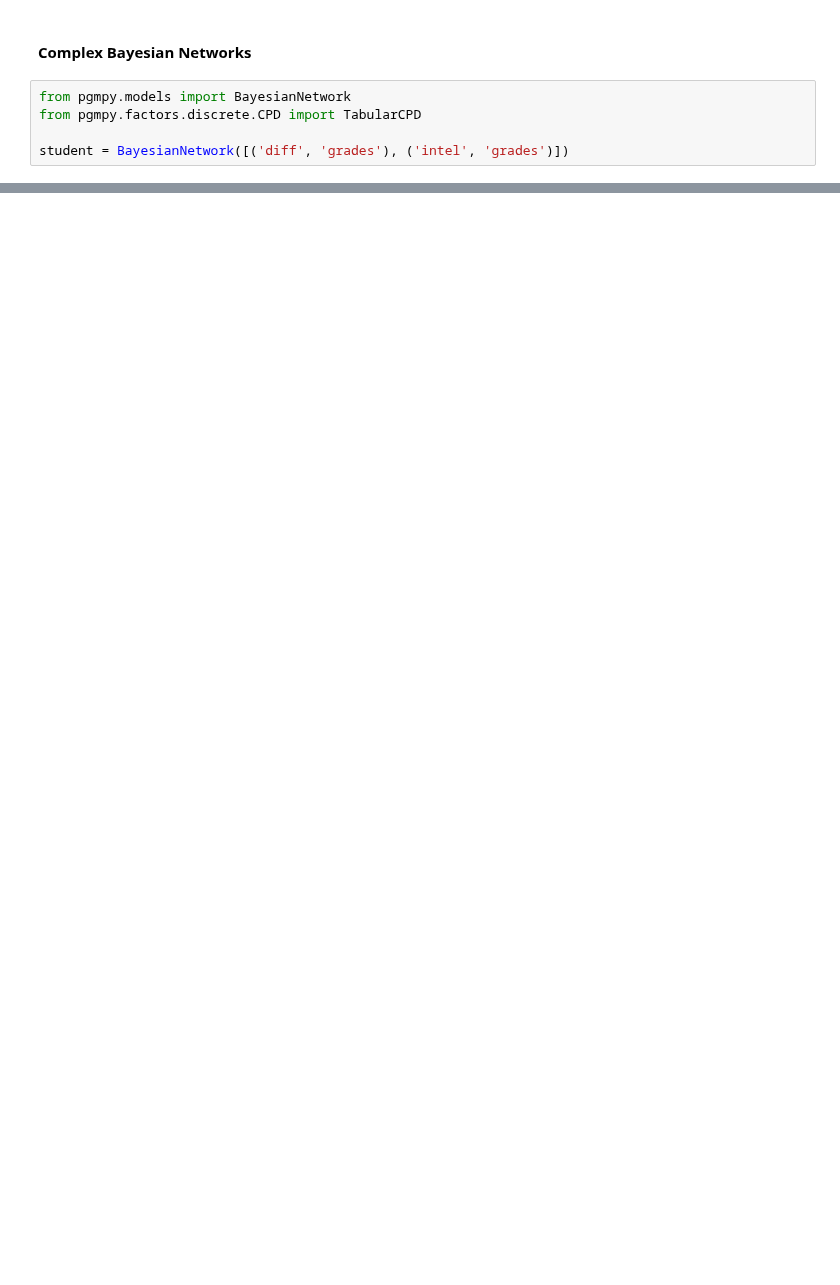
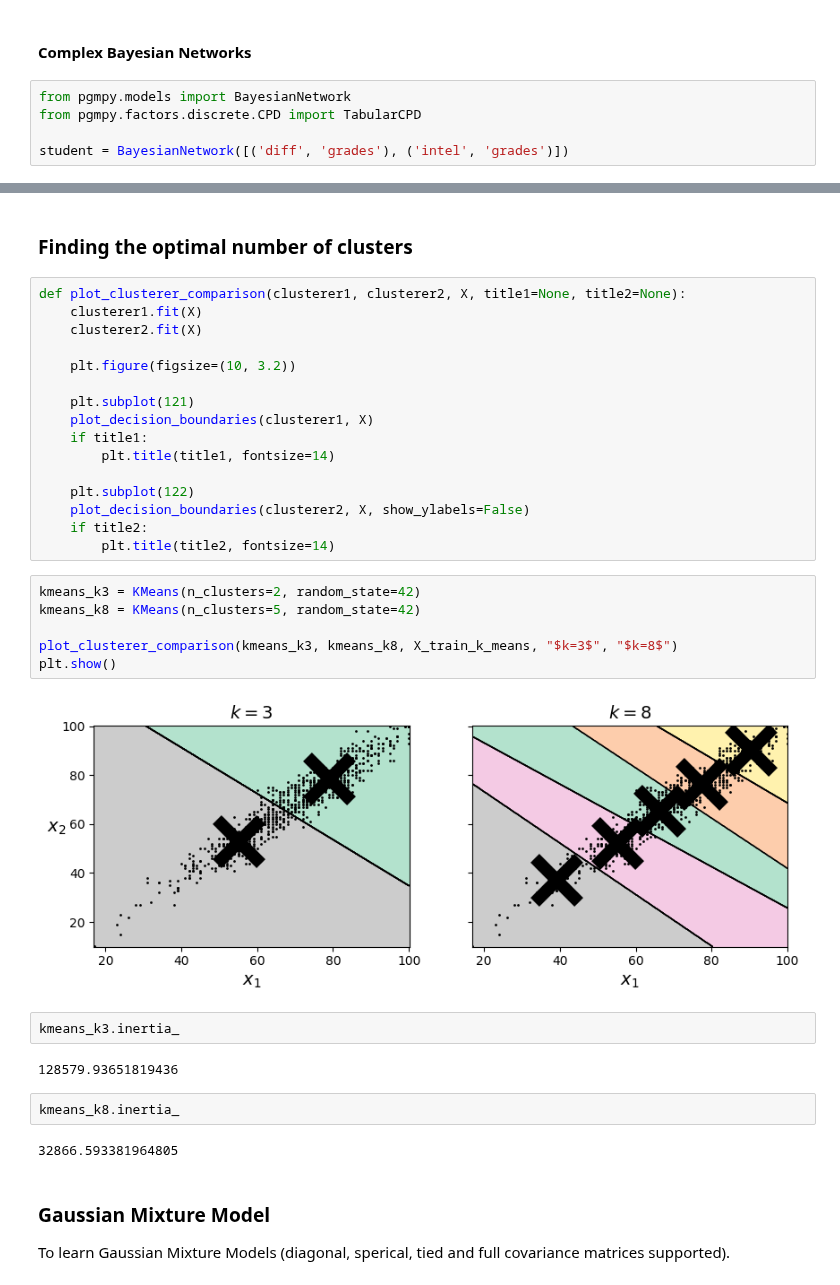
Before and after one commit to lascha212/F21DL, a Jupyter notebook: labs1-5.ipynb, the cells around one changed output, grey strips where cells are left out. Drawn from its saved outputs; the diff is of its cells as text; blank space fills up the shorter version.

```diff
--- a/labs1-5.ipynb
+++ b/labs1-5.ipynb
@@ -624,0 +770,37 @@ student = BayesianNetwork([('diff', 'grades'), ('intel', 'grades')])
+# %% [markdown]
+### Finding the optimal number of clusters
+# %%
+def plot_clusterer_comparison(clusterer1, clusterer2, X, title1=None, title2=None):
+    clusterer1.fit(X)
+    clusterer2.fit(X)
+
+    plt.figure(figsize=(10, 3.2))
+
+    plt.subplot(121)
+    plot_decision_boundaries(clusterer1, X)
+    if title1:
+        plt.title(title1, fontsize=14)
+
+    plt.subplot(122)
+    plot_decision_boundaries(clusterer2, X, show_ylabels=False)
+    if title2:
+        plt.title(title2, fontsize=14)
+# %%
+kmeans_k3 = KMeans(n_clusters=2, random_state=42)
+kmeans_k8 = KMeans(n_clusters=5, random_state=42)
+
+plot_clusterer_comparison(kmeans_k3, kmeans_k8, X_train_k_means, "$k=3$", "$k=8$")
+plt.show()
+# %% [output]
+[figure, added]
+# %%
+kmeans_k3.inertia_
+# %% [output]
+128579.93651819436
+# %%
+kmeans_k8.inertia_
+# %% [output]
+32866.593381964805
+# %% [markdown]
+### Gaussian Mixture Model
+To learn Gaussian Mixture Models (diagonal, sperical, tied and full covariance matrices supported).
```
Also changed, not shown: parts of 36 cells of this notebook, 1 other file.
